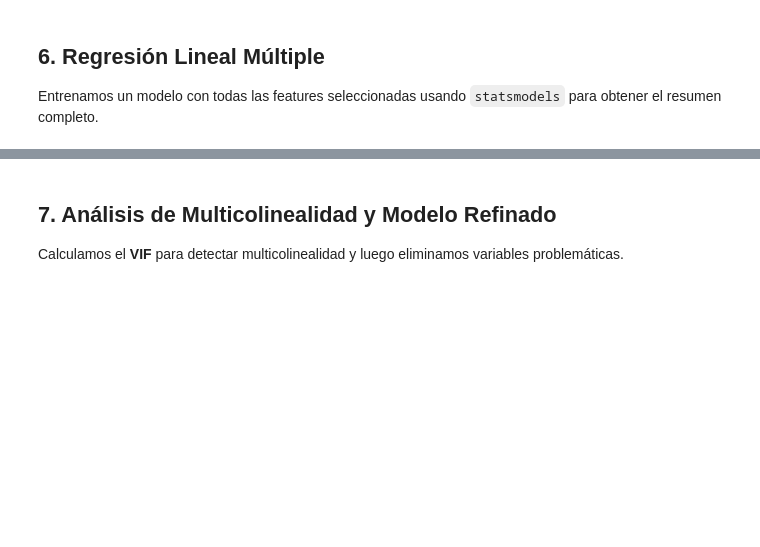
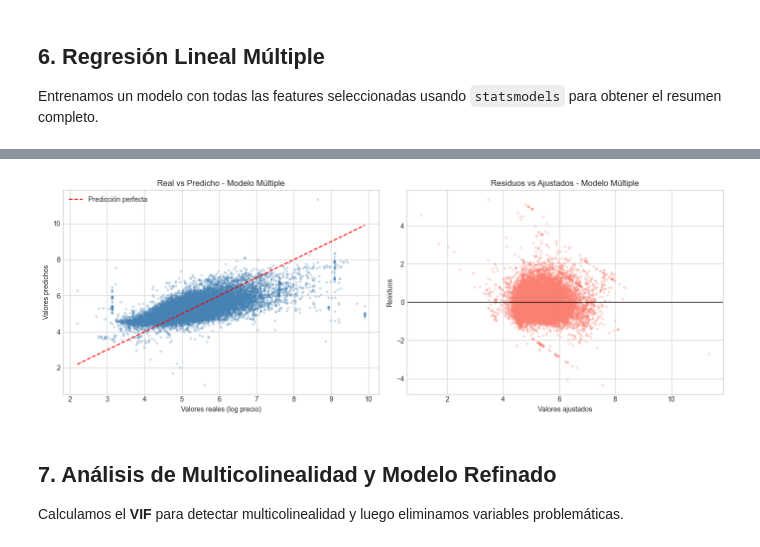
Before and after one commit to Jonialen/lab4-mineria, a Jupyter notebook: lab4.ipynb, the cells around one changed output, grey strips where cells are left out. Cells and saved outputs as stored; diff of their text form; code cells hidden in the pictures; blank space fills up the shorter version.

```diff
--- a/lab4.ipynb
+++ b/lab4.ipynb
@@ -396,23 +528,25 @@ print(f'MAE Test:  {mae_multi:.4f}')
 # %%
 fig, axes = plt.subplots(1, 2, figsize=(14, 5))
 
 axes[0].scatter(y_test, y_pred_multi_test, alpha=0.2, s=8, color='steelblue')
 mn, mx = float(y_test.min()), float(y_test.max())
 axes[0].plot([mn, mx], [mn, mx], 'r--', linewidth=1.5, label='Predicción perfecta')
 axes[0].set_xlabel('Valores reales (log precio)')
 axes[0].set_ylabel('Valores predichos')
-axes[0].set_title('Real vs Predicho – Modelo Múltiple')
+axes[0].set_title('Real vs Predicho - Modelo Múltiple')
 axes[0].legend()
 
 res_multi = y_test.values - y_pred_multi_test
 axes[1].scatter(y_pred_multi_test, res_multi, alpha=0.2, s=8, color='salmon')
 axes[1].axhline(0, color='black', linewidth=1)
 axes[1].set_xlabel('Valores ajustados')
 axes[1].set_ylabel('Residuos')
-axes[1].set_title('Residuos vs Ajustados – Modelo Múltiple')
+axes[1].set_title('Residuos vs Ajustados - Modelo Múltiple')
 
 plt.tight_layout()
 plt.show()
+# %% [output]
+[figure, added]
 # %% [markdown]
 ## 7. Análisis de Multicolinealidad y Modelo Refinado
 
```
Also changed, not shown: parts of 62 cells of this notebook, 1 other file.
